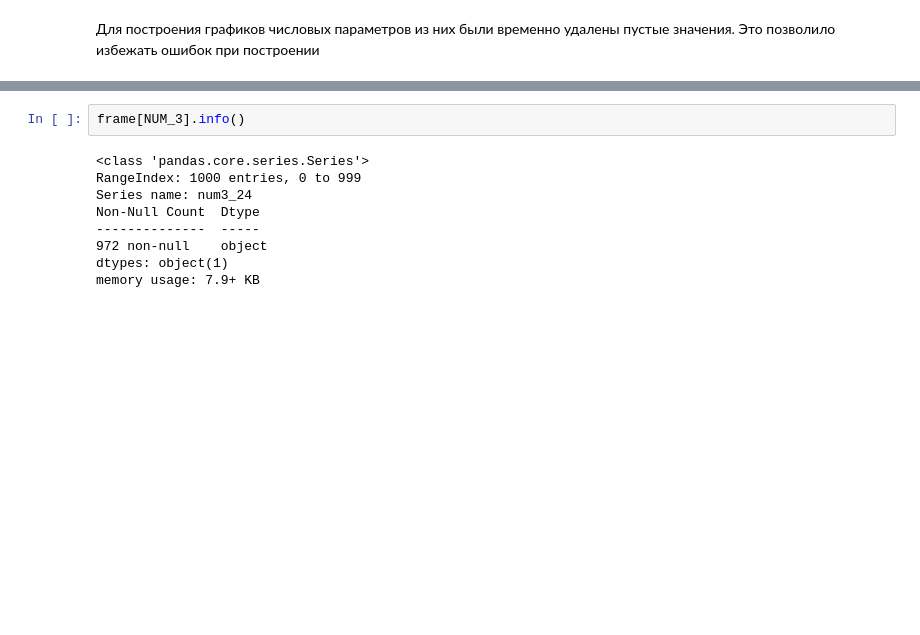
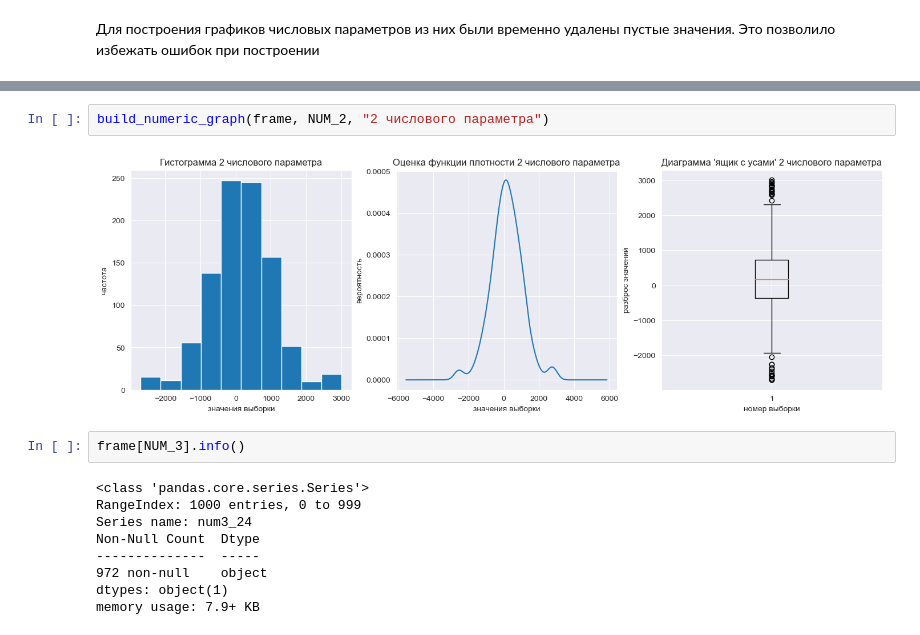
Before and after one commit to fongradnastya/data_analysis_1, a Jupyter notebook: notebooks/work1.ipynb, the cells around one changed output, grey strips where cells are left out. Saved outputs shown, nothing was run; the diff lists cells and outputs as text; blank space fills up the shorter version.

```diff
--- a/notebooks/work1.ipynb
+++ b/notebooks/work1.ipynb
@@ -131,3 +67,7 @@ plt.show()
+# %%
+build_numeric_graph(frame, NUM_2, "2 числового параметра")
+# %% [output]
+[figure, added]
 # %%
 frame[NUM_3].info()
 # %% [output]
```
Also changed, not shown: parts of 23 cells of this notebook, 1 other file.
